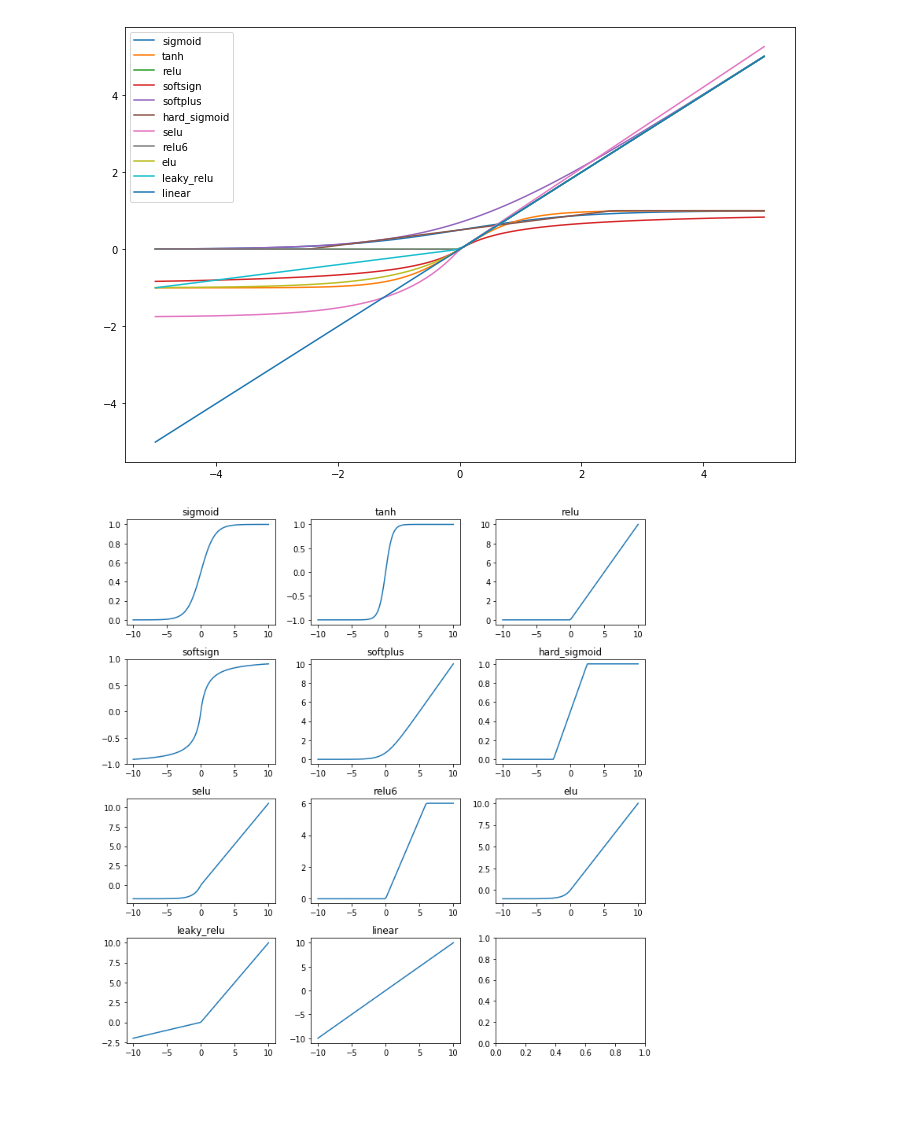
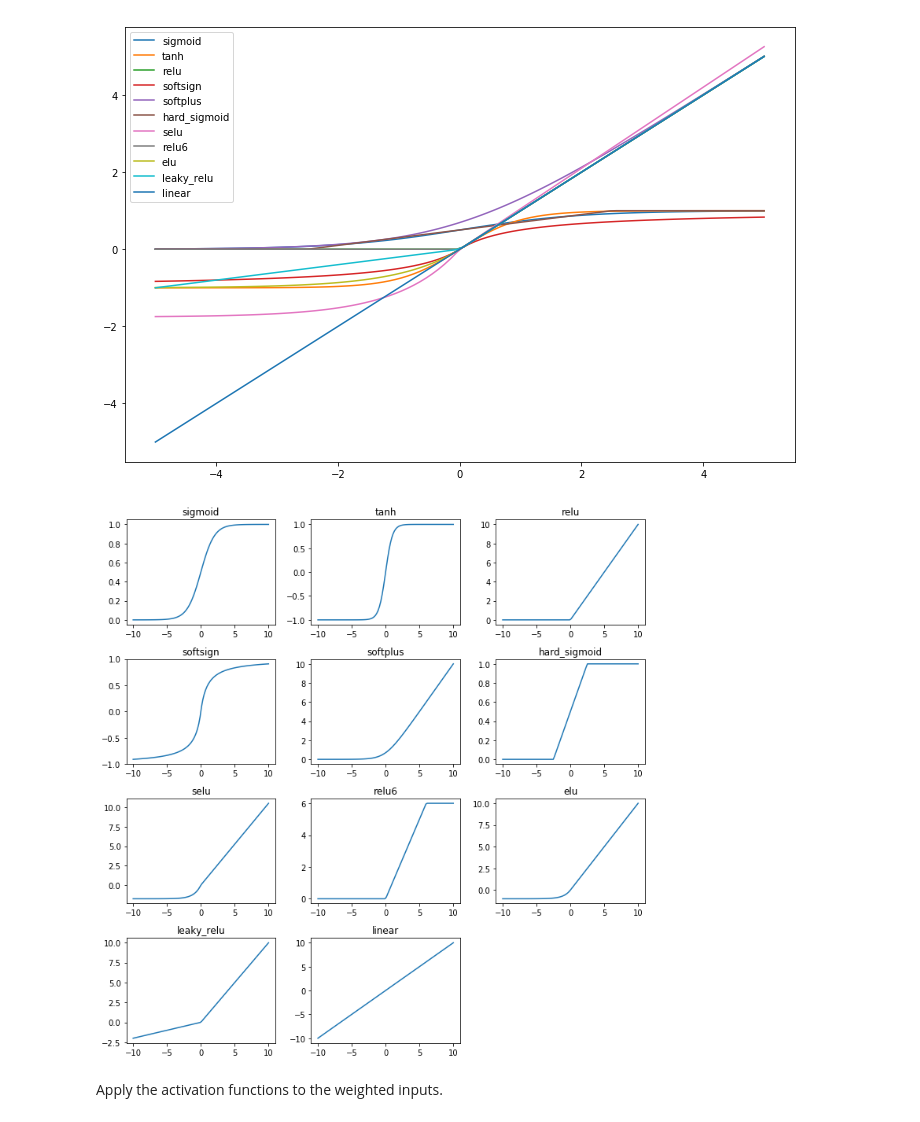
Before and after one commit to neuroinfo-os/deep-bottleneck, a Jupyter notebook: iclr_wrap_up/minimal_model.ipynb, the cells around one changed output. Saved outputs shown, nothing was run; the diff lists cells and outputs as text; code cells hidden in the pictures; blank space fills up the shorter version.

```diff
--- a/iclr_wrap_up/minimal_model.ipynb
+++ b/iclr_wrap_up/minimal_model.ipynb
@@ -83,16 +62,25 @@ plt.legend()
 <matplotlib.legend.Legend at 0x...>
 [figure]
 # %%
-fig, ax = plt.subplots(nrows=int(len(activation_functions)/3)+1, ncols=3, figsize=(10, 10))
-ax = ax.flat
+fig, axes = plt.subplots(nrows=int(len(activation_functions)/3)+1, ncols=3, figsize=(10, 10))
+axes = axes.flat
 
 for i, actvation_function in enumerate(activation_functions):
     x = np.linspace(-10,10,100)
-    ax[i].plot(x, actvation_function(x))
-    ax[i].set(title=actvation_function.__name__)
+    axes[i].plot(x, actvation_function(x))
+    axes[i].set(title=actvation_function.__name__)
+
+# Remove unused plots.
+for ax in axes:
+    if not ax.lines:
+        ax.axis('off')
+
+
 plt.tight_layout()
 # %% [output]
-[figure, old version]
+[figure, new version]
+# %% [markdown]
+Apply the activation functions to the weighted inputs.
 # %%
 outputs = {}
 for actvation_function in activation_functions:
```
Also changed, not shown: parts of 15 cells of this notebook.
